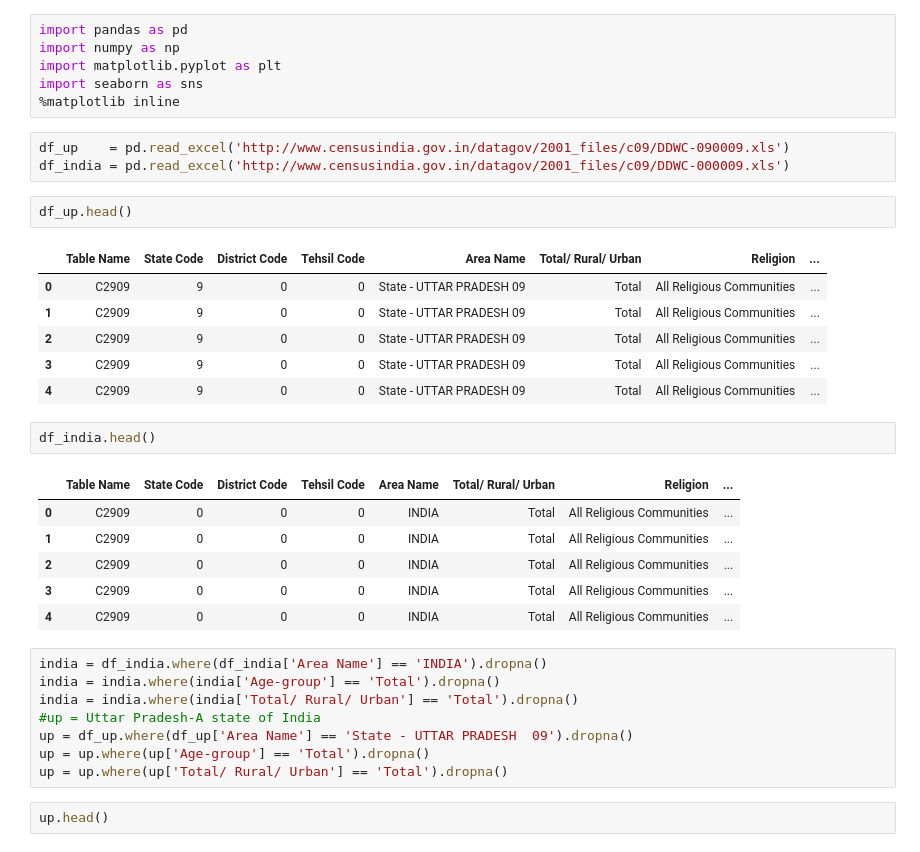
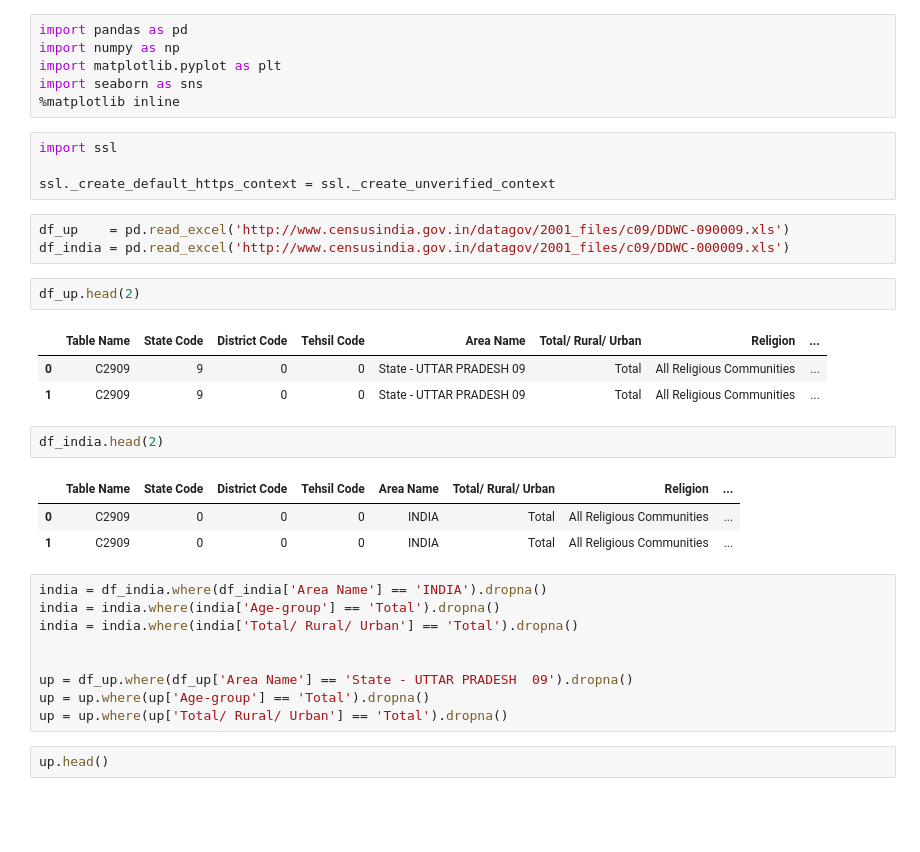
Before and after one commit to yesdeepakmittal/indiacensus, a Jupyter notebook: Sex_Ratio.ipynb, the cells around one changed output. Drawn from its saved outputs; the diff is of its cells as text; blank space fills up the shorter version.

```diff
--- a/Sex_Ratio.ipynb
+++ b/Sex_Ratio.ipynb
@@ -4,32 +4,31 @@ import numpy as np
 import matplotlib.pyplot as plt
 import seaborn as sns
 %matplotlib inline
+# %%
+import ssl
+
+ssl._create_default_https_context = ssl._create_unverified_context
 # %%
 df_up    = pd.read_excel('http://www.censusindia.gov.in/datagov/2001_files/c09/DDWC-090009.xls')
 df_india = pd.read_excel('http://www.censusindia.gov.in/datagov/2001_files/c09/DDWC-000009.xls')
 # %%
-df_up.head()
+df_up.head(2)
 # %% [output]
 |  | Table Name | State Code | District Code | Tehsil Code | Area Name | Total/ Rural/ Urban | Religion | ... |
 | 0 | C2909 | 9 | 0 | 0 | State - UTTAR PRADESH 09 | Total | All Religious Communities | ... |
 | 1 | C2909 | 9 | 0 | 0 | State - UTTAR PRADESH 09 | Total | All Religious Communities | ... |
-| 2 | C2909 | 9 | 0 | 0 | State - UTTAR PRADESH 09 | Total | All Religious Communities | ... |
-| 3 | C2909 | 9 | 0 | 0 | State - UTTAR PRADESH 09 | Total | All Religious Communities | ... |
-| 4 | C2909 | 9 | 0 | 0 | State - UTTAR PRADESH 09 | Total | All Religious Communities | ... |
 # %%
-df_india.head()
+df_india.head(2)
 # %% [output]
 |  | Table Name | State Code | District Code | Tehsil Code | Area Name | Total/ Rural/ Urban | Religion | ... |
 | 0 | C2909 | 0 | 0 | 0 | INDIA | Total | All Religious Communities | ... |
 | 1 | C2909 | 0 | 0 | 0 | INDIA | Total | All Religious Communities | ... |
-| 2 | C2909 | 0 | 0 | 0 | INDIA | Total | All Religious Communities | ... |
-| 3 | C2909 | 0 | 0 | 0 | INDIA | Total | All Religious Communities | ... |
-| 4 | C2909 | 0 | 0 | 0 | INDIA | Total | All Religious Communities | ... |
 # %%
 india = df_india.where(df_india['Area Name'] == 'INDIA').dropna()
 india = india.where(india['Age-group'] == 'Total').dropna()
 india = india.where(india['Total/ Rural/ Urban'] == 'Total').dropna()
-#up = Uttar Pradesh-A state of India
+
+
 up = df_up.where(df_up['Area Name'] == 'State - UTTAR PRADESH  09').dropna()
 up = up.where(up['Age-group'] == 'Total').dropna()
 up = up.where(up['Total/ Rural/ Urban'] == 'Total').dropna()
```
